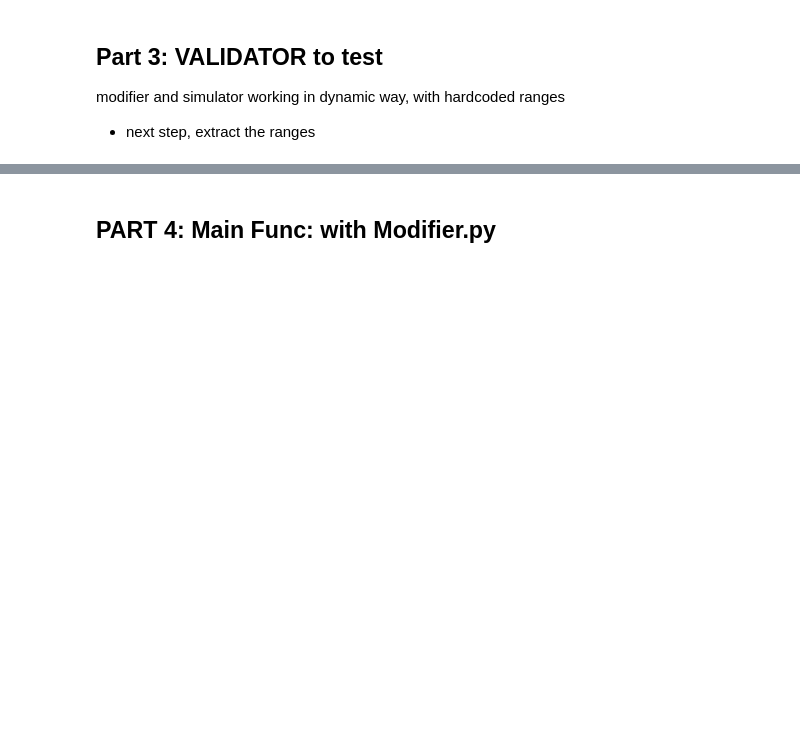
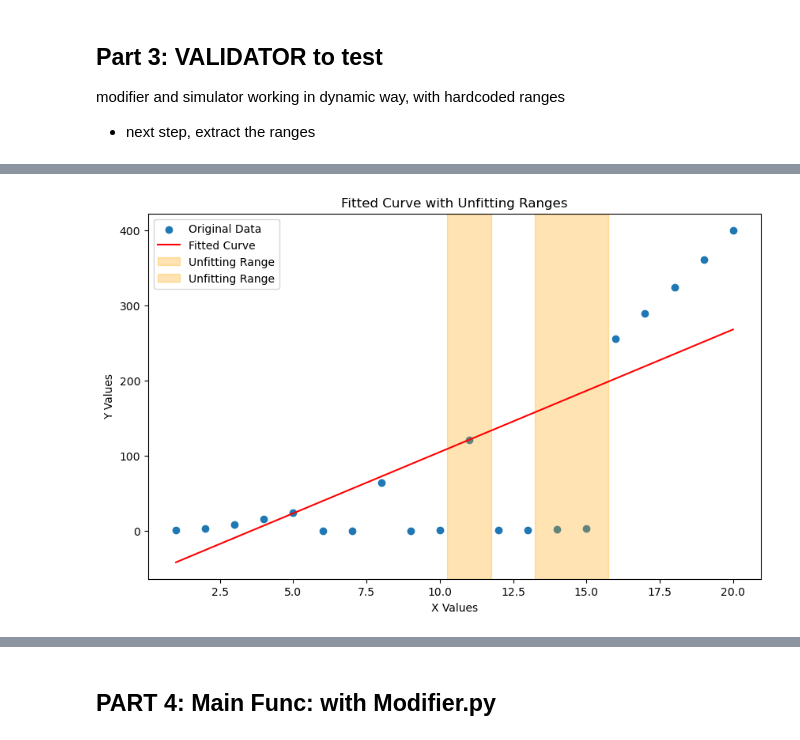
Before and after one commit to SiLab-group/SimEx, a Jupyter notebook: SimEX_v6_FunGUI.ipynb, the cells around one changed output, grey strips where cells are left out. Saved outputs shown, nothing was run; the diff lists cells and outputs as text; code cells hidden in the pictures; blank space fills up the shorter version.

```diff
--- a/SimEX_v6_FunGUI.ipynb
+++ b/SimEX_v6_FunGUI.ipynb
@@ -7,3 +7,86 @@ from sklearn import preprocessing
 ## Part 3: VALIDATOR to test
 modifier and simulator working in dynamic way, with hardcoded ranges
 * next step, extract the ranges
+# %%
+import numpy as np
+
+def find_least_fit_points(x_values, y_values, degree):
+    # Fit a polynomial of the specified degree
+    coefficients = np.polyfit(x_values, y_values, degree)
+
+    # Calculate the predicted y-values using the polynomial
+    predicted_y_values = np.polyval(coefficients, x_values)
+
+    # Calculate the residuals (the differences between predicted and actual y-values)
+    residuals = y_values - predicted_y_values
+
+    # Find the indices of points with the largest residuals
+    least_fit_indices = np.argsort(np.abs(residuals))[-3:]  # Adjust the number as needed
+
+    # Create a list of points with the largest residuals
+    least_fit_points = [(x_values[i], y_values[i]) for i in least_fit_indices]
+
+    return least_fit_points
+
+def find_least_fit_ranges(least_fit_points, x_values, percentage=75):
+    # Sort least-fit points based on x-values
+    least_fit_points.sort(key=lambda point: point[0])
+
+    # Calculate the interpoint interval
+    interpoint_interval = np.diff(x_values).mean()
+
+    # Calculate the continuous ranges around least-fit points
+    least_fit_ranges = []
+    current_range = None
+
+    for point in least_fit_points:
+        x_value = point[0]
+        lower_bound = x_value - (percentage / 100) * interpoint_interval
+        upper_bound = x_value + (percentage / 100) * interpoint_interval
+
+        if current_range is None or lower_bound > current_range[1]:
+            # Start a new range
+            current_range = [lower_bound, upper_bound]
+            least_fit_ranges.append(current_range)
+        else:
+            # Extend the current range
+            current_range[1] = upper_bound
+
+    return least_fit_ranges
+
+# Example usage
+# Generate x values
+mod_x = np.linspace(1,20,20)
+# print(mod_x)
+# Generate y values resembling a parabola shape
+sim_y_list = mod_x**2
+
+# Add four outliers
+outliers_indices = [5,6, 8,9, 11,12,13,14]
+outliers_values = np.array([0.7,0.8, 0.2,1.5, 1.2,1.6,3,4])
+sim_y_list[outliers_indices] = outliers_values
+
+x_values = mod_x
+y_values = sim_y_list
+
+degree = 2  # You can adjust the degree of the polynomial fit
+
+least_fit_points = find_least_fit_points(x_values, y_values, degree)
+least_fit_ranges = find_least_fit_ranges(least_fit_points, x_values)
+
+print("Points that least fit the curve:", least_fit_points)
+print("Continuous ranges around least-fit points:", least_fit_ranges)
+
+
+# Fitting the curve for plotting
+fitted_curve = Validator.fit_curve(x_values, y_values)
+
+output = Validator.validator_controller(mod_x_list=x_values,sim_y_list=y_values,threshold=0.9)
+print('** Validator output\n', output,'\n\n')
+
+# Getting unfitting ranges for plotting
+unfitting_ranges = Validator.local_exploration_validator_A(x_values, y_values)
+print("unfitting ranges")
+# Plotting the results
+Validator.plot_curve(x_values, y_values, fitted_curve, least_fit_ranges)
+# %% [output]
@@ -10,3 +110,4 @@ modifier and simulator working in dynamic way, with hardcoded ranges
+[figure, added]
 # %%
 ## VALIDATOR FILE: :
 import numpy as np
```
Also changed, not shown: parts of 4 cells of this notebook.
